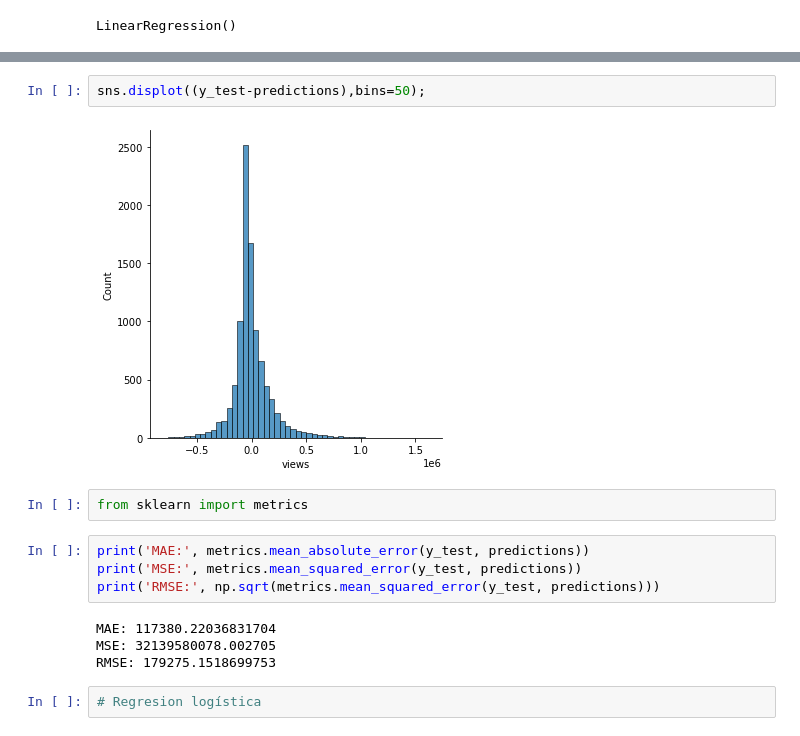
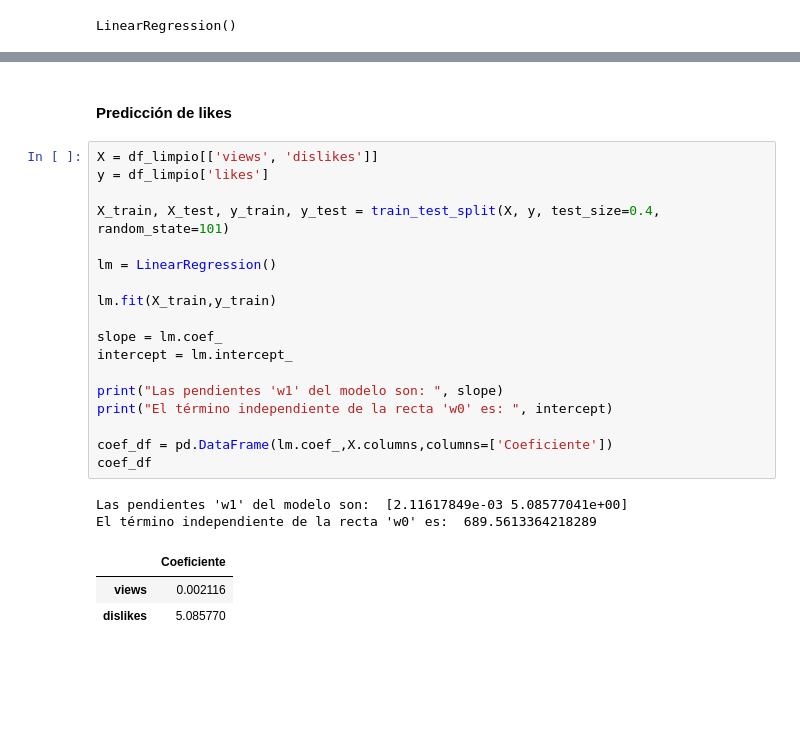
Before and after one commit to Moral-Agents/EB-2021-1-CC51, a Jupyter notebook: code/01-Code.ipynb, the cells around one changed output, grey strips where cells are left out. Cells and saved outputs as stored; diff of their text form; blank space fills up the shorter version.

```diff
--- a/code/01-Code.ipynb
+++ b/code/01-Code.ipynb
@@ -905,16 +856,26 @@ Text(0, 0.5, 'Y Predichos')
-# %%
-sns.displot((y_test-predictions),bins=50);
-# %% [output]
-[figure, removed]
-# %%
-from sklearn import metrics
-# %%
-print('MAE:', metrics.mean_absolute_error(y_test, predictions))
-print('MSE:', metrics.mean_squared_error(y_test, predictions))
-print('RMSE:', np.sqrt(metrics.mean_squared_error(y_test, predictions)))
-# %% [output]
-MAE: 117380.22036831704
-MSE: 32139580078.002705
-RMSE: 179275.1518699753
-# %%
-# Regresion logística
+# %% [markdown]
+#### Predicción de likes
+# %%
+X = df_limpio[['views', 'dislikes']]
+y = df_limpio['likes']
+
+X_train, X_test, y_train, y_test = train_test_split(X, y, test_size=0.4, random_state=101)
+
+lm = LinearRegression()
+
+lm.fit(X_train,y_train)
+
+slope = lm.coef_
+intercept = lm.intercept_
+
+print("Las pendientes 'w1' del modelo son: ", slope)
+print("El término independiente de la recta 'w0' es: ", intercept)
+
+coef_df = pd.DataFrame(lm.coef_,X.columns,columns=['Coeficiente'])
+coef_df
+# %% [output]
+Las pendientes 'w1' del modelo son:  [2.11617849e-03 5.08577041e+00]
+El término independiente de la recta 'w0' es:  689.5613364218289
+|  | Coeficiente |
+| views | 0.002116 |
+| dislikes | 5.085770 |
```
Also changed, not shown: parts of 34 cells of this notebook.
